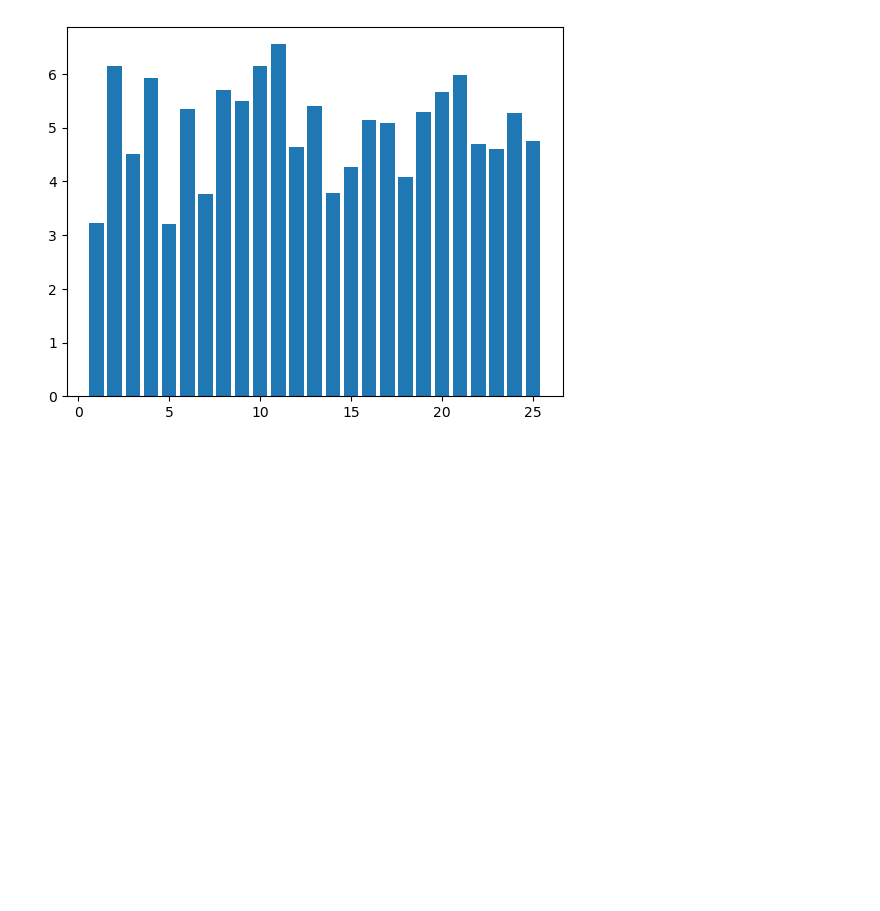
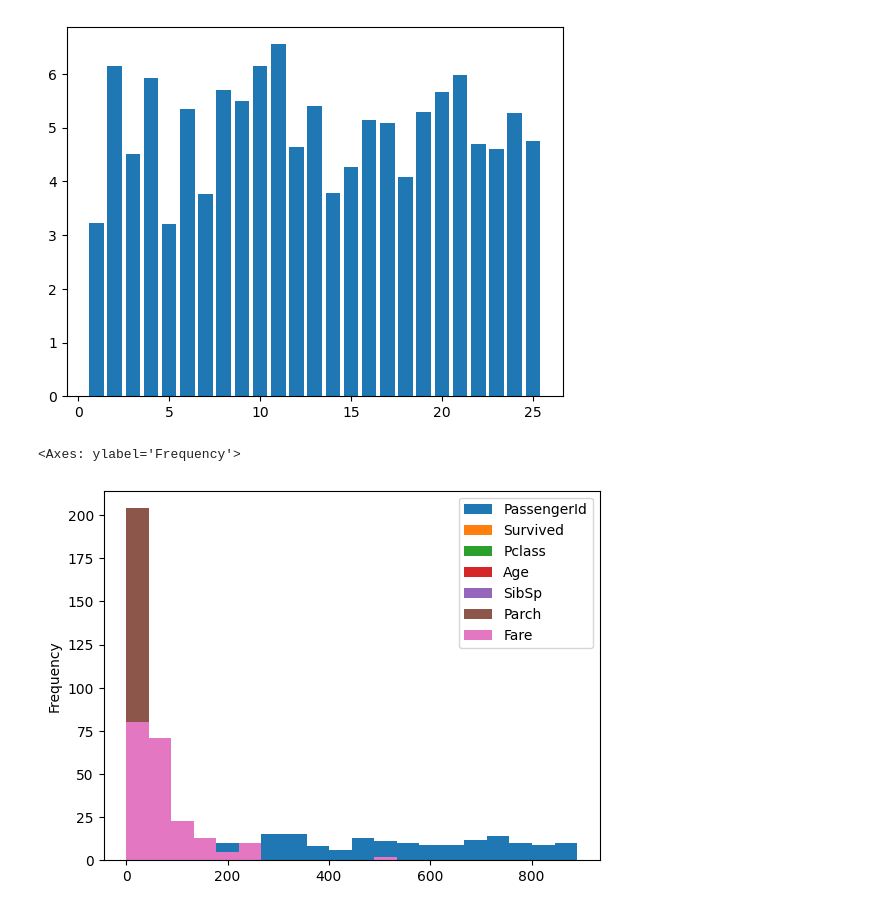
Before and after one commit to InfinityxR9/Python, a Jupyter notebook: ML/prac.ipynb, the cells around one changed output. Saved outputs shown, nothing was run; the diff lists cells and outputs as text; code cells hidden in the pictures; blank space fills up the shorter version.

Commit message:
Titanic dataset and tutorial ic-152

```diff
--- a/ML/prac.ipynb
+++ b/ML/prac.ipynb
@@ -153,0 +166,6 @@ plt.bar(np.arange(1,26), x)
+# %%
+titanic = pd.read_csv('data/Titanic-Dataset.csv')
+titanic.dropna(subset='Cabin').plot(kind='hist', bins=20)
+# %% [output]
+<Axes: ylabel='Frequency'>
+[figure, added]
```
Also changed, not shown: parts of 2 cells of this notebook, 2 other files.
